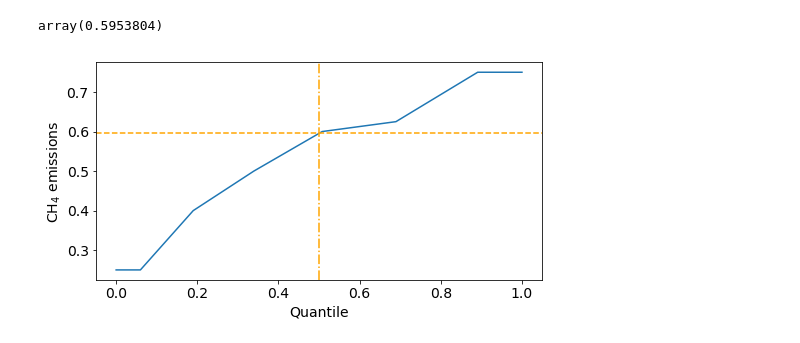
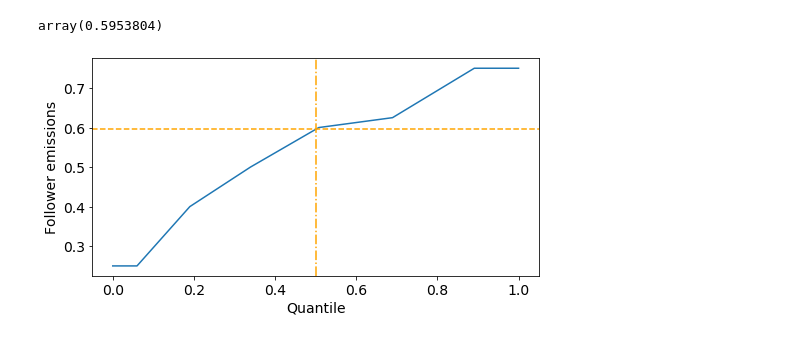
Before and after one commit to GranthamImperial/silicone_examples, a Jupyter notebook: notebooks/ExampleDataForQRWFigures.ipynb, the cells around one changed output. Saved outputs shown, nothing was run; the diff lists cells and outputs as text; code cells hidden in the pictures.

Commit message:
Slight changes to diagrams output

```diff
--- a/notebooks/ExampleDataForQRWFigures.ipynb
+++ b/notebooks/ExampleDataForQRWFigures.ipynb
@@ -56,7 +56,7 @@ ylims = (
     max(db_dt_mod.filter(variable=_ch4)["value"]) * 1.05
 )
 fig = plt.figure(figsize=(16, 9))
-plt.rcParams.update({'font.size': 19})
+plt.rcParams.update({'font.size': 21})
 for i, year in enumerate(yearlist):
     ax = fig.add_subplot(1, 3, i + 1)
     plt.scatter(
@@ -65,8 +65,8 @@ for i, year in enumerate(yearlist):
     )
     ax.set_xlim(xlims)
     ax.set_ylim(ylims)
-    ax.set_xlabel("CO$_2$ emissions")
-    ax.set_ylabel("CH$_4$ emissions")
+    ax.set_xlabel("Lead emissions")
+    ax.set_ylabel("Follower emissions")
 fig.tight_layout()
 fig.savefig(
     join(savefig_folder, "CO2Methane3Decades.pdf"),
@@ -135,16 +135,16 @@ array(0.5953804)
 # %%
 y_xtend = np.append(ys[0], np.append(ys, ys[-1]))
 cumsum_w_xtend = np.append(0, np.append(np.cumsum(weights) - 0.5 * weights, 1))
 fig = plt.figure(figsize=(8, 4))
 ax = fig.add_subplot(111)
 plt.plot(cumsum_w_xtend, y_xtend)
 ax.set_xlabel("Quantile")
-ax.set_ylabel("CH$_4$ emissions")
+ax.set_ylabel("Follower emissions")
 plt.axvline(x=0.5, ls="-.", c="orange")
 plt.axhline(y=y_ans, ls="--", c="orange")
 fig.savefig(
     join(savefig_folder, "CumulWeightCH4.pdf"),
     bbox_inches='tight'
 )
 # %% [output]
-[figure, old version]
+[figure, new version]
```
Also changed, not shown: parts of 2 cells of this notebook, 1 other file.
